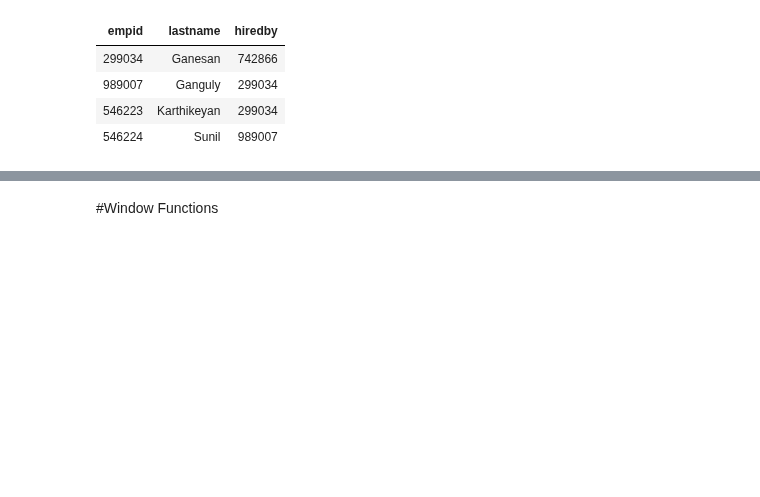
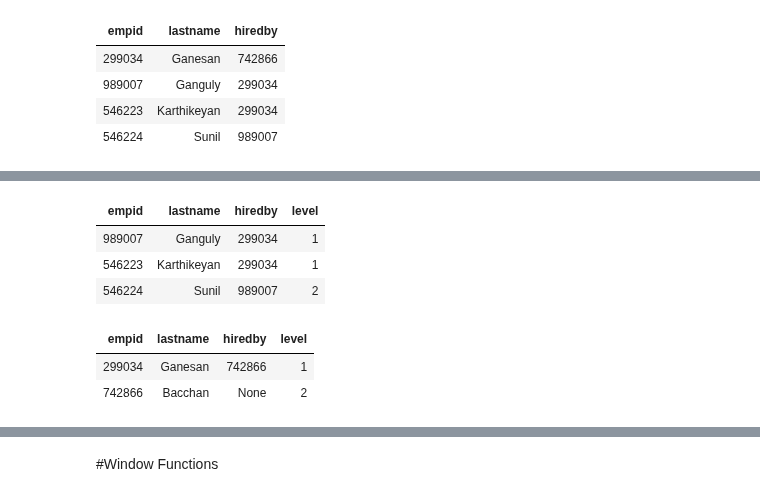
Before and after one commit to Praxis-QR/RDWH, a Jupyter notebook: PG24_2A_SQL42.ipynb, the cells around one changed output, grey strips where cells are left out. Cells and saved outputs as stored; diff of their text form; code cells hidden in the pictures; blank space fills up the shorter version.

```diff
--- a/PG24_2A_SQL42.ipynb
+++ b/PG24_2A_SQL42.ipynb
@@ -913,0 +945,43 @@ runSelect(sql)
+# %%
+# Downward Chain - Style 2
+#
+sql = "\
+with recursive hiring_chain as (\
+select empid, lastname, hiredby, 1 as level \
+    from empl where hiredby = (select empid from empl where lastname = 'Ganesan') \
+union all \
+select \
+e.empid, e.lastname,e.hiredby, hc.level+1 \
+    from empl e \
+    inner join hiring_chain hc on e.hiredby = hc.empid  \
+) \
+select * from hiring_chain \
+"
+
+runSelect(sql)
+# %% [output]
+| empid | lastname | hiredby | level |
+| 989007 | Ganguly | 299034 | 1 |
+| 546223 | Karthikeyan | 299034 | 1 |
+| 546224 | Sunil | 989007 | 2 |
+# %%
+# Upward Chain
+#
+sql = "\
+with recursive hiring_chain as (\
+select empid, lastname, hiredby, 1 as level \
+    from empl where lastname = 'Ganesan' \
+union all \
+select \
+e.empid, e.lastname,e.hiredby, hc.level+1 \
+    from empl e \
+    inner join hiring_chain hc on e.empid = hc.hiredby  \
+) \
+select * from hiring_chain \
+"
+
+runSelect(sql)
+# %% [output]
+| empid | lastname | hiredby | level |
+| 299034 | Ganesan | 742866 | 1 |
+| 742866 | Bacchan | None | 2 |
```
Also changed, not shown: parts of 9 cells of this notebook.
